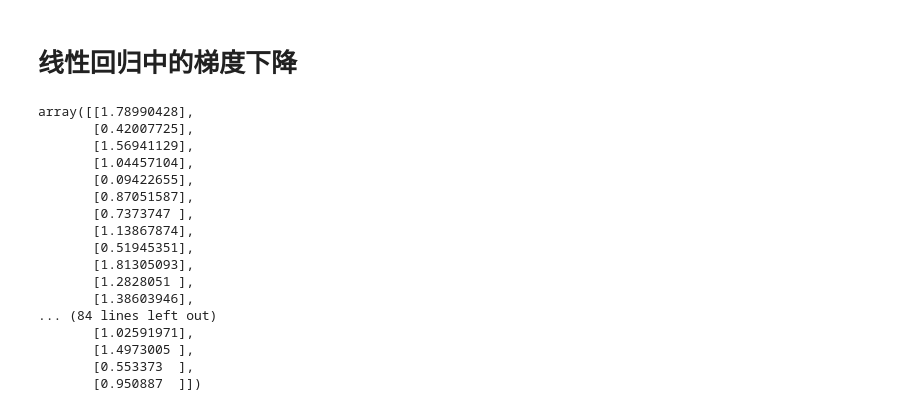
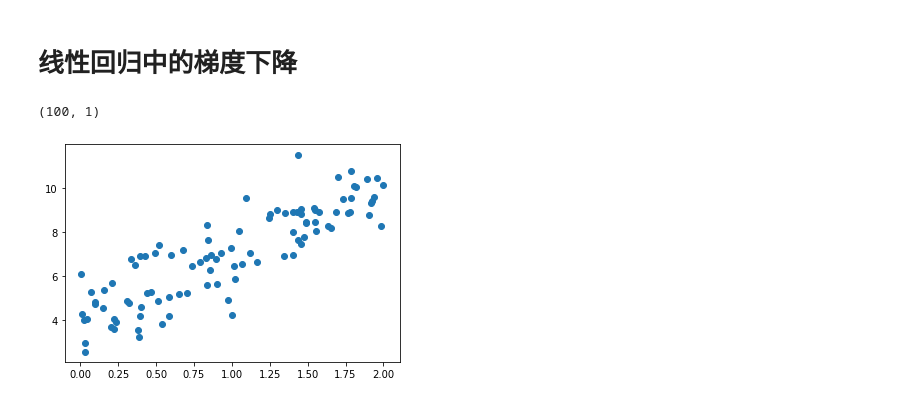
Before and after one commit to lvweiwolf/ML-Learning, a Jupyter notebook: 19.线性回归中的梯度下降.ipynb, the cells around one changed output. Drawn from its saved outputs; the diff is of its cells as text; code cells hidden in the pictures.

```diff
--- a/19.线性回归中的梯度下降.ipynb
+++ b/19.线性回归中的梯度下降.ipynb
@@ -4,26 +4,16 @@
 import numpy as np
 import matplotlib.pyplot as plt
 # %%
+np.random.seed(666)
 x = 2 * np.random.random(size=100)
-y = x * 3. + 4. + np.random.normal(size=100)
+y = x * 3.0 + 4.0 + np.random.normal(size=100)
 # %%
 X = x.reshape(-1, 1)
-X
+X.shape
 # %% [output]
-array([[1.78990428],
-       [0.42007725],
-       [1.56941129],
-       [1.04457104],
-       [0.09422655],
-       [0.87051587],
-       [0.7373747 ],
-       [1.13867874],
-       [0.51945351],
-       [1.81305093],
-       [1.2828051 ],
-       [1.38603946],
-... (84 lines left out)
-       [1.02591971],
-       [1.4973005 ],
-       [0.553373  ],
-       [0.950887  ]])
+(100, 1)
+# %%
+plt.scatter(x, y)
+plt.show()
+# %% [output]
+[figure, added]
```
Also changed, not shown: parts of 11 cells of this notebook, 2 other files.
